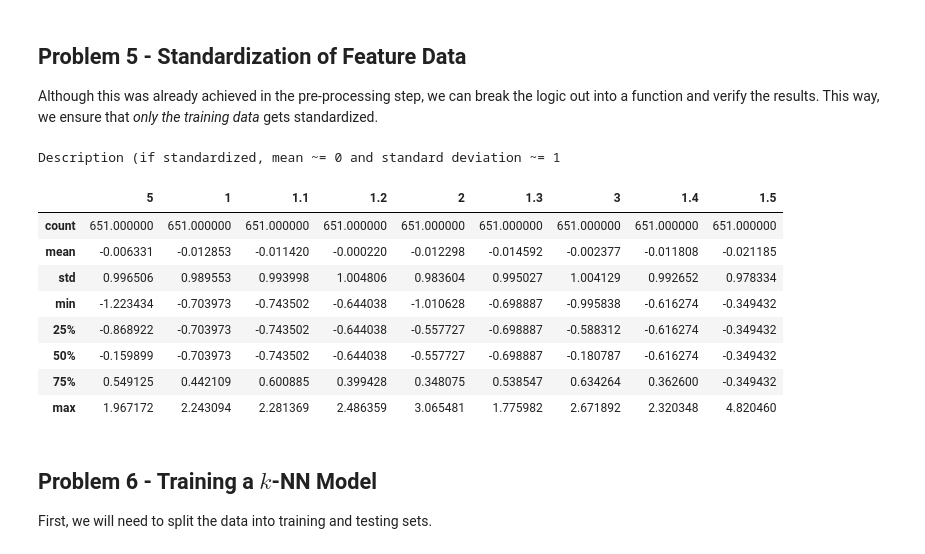
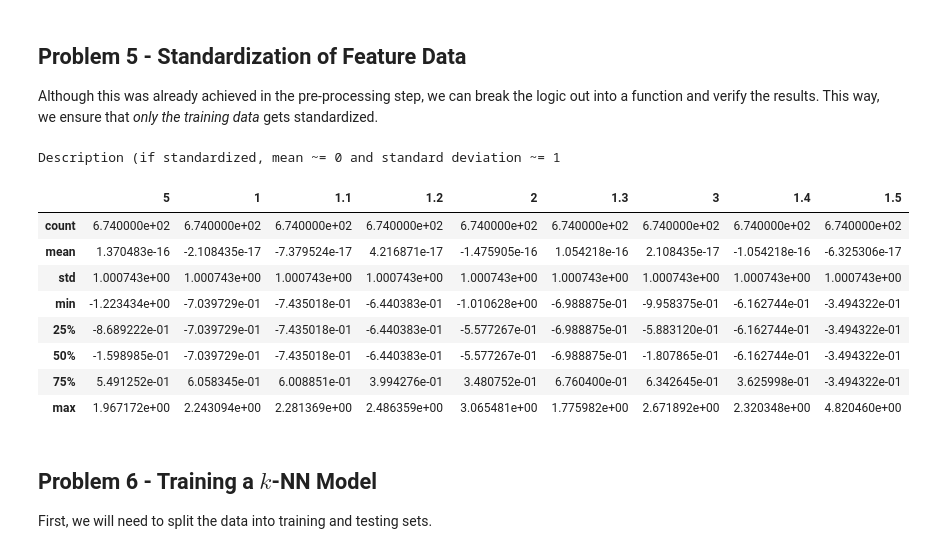
Before and after one commit to Jairik/Data-Science-Fundementals, a Jupyter notebook: HW2/HW2-JJ-McCauley.ipynb, the cells around one changed output. Drawn from its saved outputs; the diff is of its cells as text; code cells hidden in the pictures.

```diff
--- a/HW2/HW2-JJ-McCauley.ipynb
+++ b/HW2/HW2-JJ-McCauley.ipynb
@@ -112,7 +112,8 @@ unstandardized_clean_df = clean_df.copy()
 # Applying standardization to the features
 standardize_scaler = StandardScaler()  # Making a standardization scaler
 scaled_features: np.array = standardize_scaler.fit_transform(clean_df[cols])  # Applying the standardization transformation
-clean_df[cols] = pd.DataFrame(scaled_features, columns=cols)  # Mapping to numpy array back to the dataframe
+clean_df[cols] = pd.DataFrame(scaled_features, index=clean_df.index, columns=cols)  # Mapping to numpy array back to the dataframe
+clean_df.reset_index(drop=True, inplace=True)  # Resetting the index after dropping rows
 clean_df
 # %% [output]
 |  | 1000025 | 5 | 1 | 1.1 | 1.2 | 2 | 1.3 | 3 | 1.4 | 1.5 | 2.1 | ... |
@@ -162,42 +163,42 @@ def standardize_df(
         - inPlace: If true, modify the df and return None; else, return a new dataframe
     '''
     # Work on a copy unless inPlace is true
     out_df = df if inPlace else df.copy()
 
     # Set cols to equal all columns if no argument is received
     if cols is None:
         cols = df.columns
 
     # Convert each feature datatype to a float
     out_df.loc[:, cols] = (out_df.loc[:, cols].astype("float64"))  # Workaround to avoid copying
 
     # Fit/transform with the standard scaler
     standardize_scaler = StandardScaler()  # Define the standardization scaler
     scaled_features = standardize_scaler.fit_transform(out_df[cols])  # Fit to the features
 
     # Assign the scaled features back to a dataframe
-    out_df[cols] = pd.DataFrame(scaled_features, columns=cols)
+    out_df.loc[:, cols] = scaled_features
 
     return None if inPlace else out_df
 
 # Example usage of function using copy of unstandaridized data from earlier
 X = unstandardized_clean_df.loc[:, feature_cols].copy()  # Deep copy
 standardize_df(X, cols=feature_cols, inPlace=True)
 
 # Verifications - should be the same, where mean=0 and std=1
 print("Description (if standardized, mean ~= 0 and standard deviation ~= 1")
 X.describe()
 # %% [output]
 Description (if standardized, mean ~= 0 and standard deviation ~= 1
 |  | 5 | 1 | 1.1 | 1.2 | 2 | 1.3 | 3 | 1.4 | 1.5 |
-| count | 651.000000 | 651.000000 | 651.000000 | 651.000000 | 651.000000 | 651.000000 | 651.000000 | 651.000000 | 651.000000 |
-| mean | -0.006331 | -0.012853 | -0.011420 | -0.000220 | -0.012298 | -0.014592 | -0.002377 | -0.011808 | -0.021185 |
-| std | 0.996506 | 0.989553 | 0.993998 | 1.004806 | 0.983604 | 0.995027 | 1.004129 | 0.992652 | 0.978334 |
-| min | -1.223434 | -0.703973 | -0.743502 | -0.644038 | -1.010628 | -0.698887 | -0.995838 | -0.616274 | -0.349432 |
-| 25% | -0.868922 | -0.703973 | -0.743502 | -0.644038 | -0.557727 | -0.698887 | -0.588312 | -0.616274 | -0.349432 |
-| 50% | -0.159899 | -0.703973 | -0.743502 | -0.644038 | -0.557727 | -0.698887 | -0.180787 | -0.616274 | -0.349432 |
-| 75% | 0.549125 | 0.442109 | 0.600885 | 0.399428 | 0.348075 | 0.538547 | 0.634264 | 0.362600 | -0.349432 |
-| max | 1.967172 | 2.243094 | 2.281369 | 2.486359 | 3.065481 | 1.775982 | 2.671892 | 2.320348 | 4.820460 |
+| count | 6.740000e+02 | 6.740000e+02 | 6.740000e+02 | 6.740000e+02 | 6.740000e+02 | 6.740000e+02 | 6.740000e+02 | 6.740000e+02 | 6.740000e+02 |
+| mean | 1.370483e-16 | -2.108435e-17 | -7.379524e-17 | 4.216871e-17 | -1.475905e-16 | 1.054218e-16 | 2.108435e-17 | -1.054218e-16 | -6.325306e-17 |
+| std | 1.000743e+00 | 1.000743e+00 | 1.000743e+00 | 1.000743e+00 | 1.000743e+00 | 1.000743e+00 | 1.000743e+00 | 1.000743e+00 | 1.000743e+00 |
+| min | -1.223434e+00 | -7.039729e-01 | -7.435018e-01 | -6.440383e-01 | -1.010628e+00 | -6.988875e-01 | -9.958375e-01 | -6.162744e-01 | -3.494322e-01 |
+| 25% | -8.689222e-01 | -7.039729e-01 | -7.435018e-01 | -6.440383e-01 | -5.577267e-01 | -6.988875e-01 | -5.883120e-01 | -6.162744e-01 | -3.494322e-01 |
+| 50% | -1.598985e-01 | -7.039729e-01 | -7.435018e-01 | -6.440383e-01 | -5.577267e-01 | -6.988875e-01 | -1.807865e-01 | -6.162744e-01 | -3.494322e-01 |
+| 75% | 5.491252e-01 | 6.058345e-01 | 6.008851e-01 | 3.994276e-01 | 3.480752e-01 | 6.760400e-01 | 6.342645e-01 | 3.625998e-01 | -3.494322e-01 |
+| max | 1.967172e+00 | 2.243094e+00 | 2.281369e+00 | 2.486359e+00 | 3.065481e+00 | 1.775982e+00 | 2.671892e+00 | 2.320348e+00 | 4.820460e+00 |
 # %% [markdown]
 ## Problem 6 - Training a $k$-NN Model
 
```
Also changed, not shown: parts of 23 cells of this notebook.
